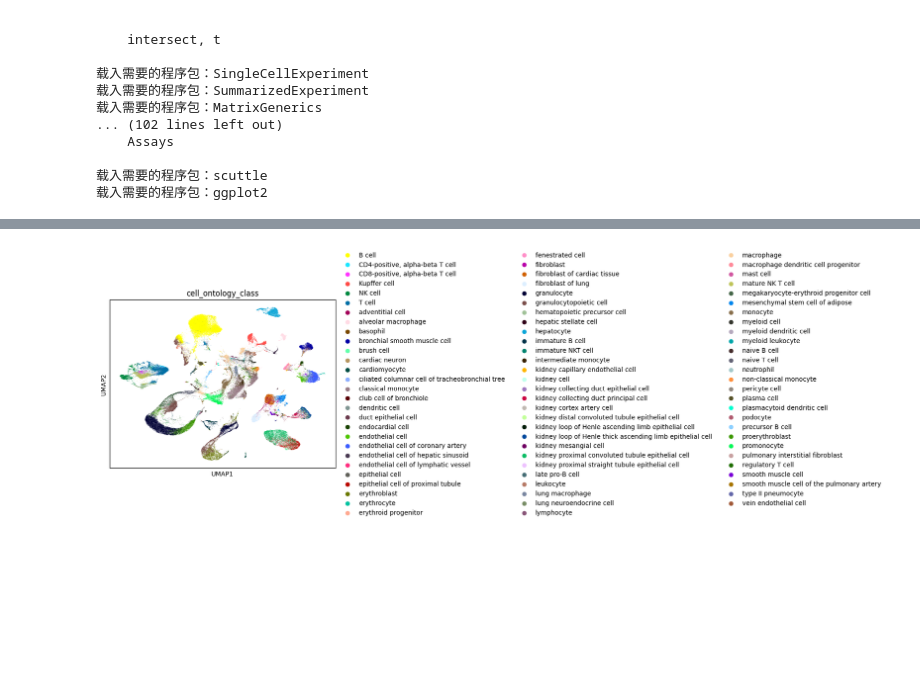
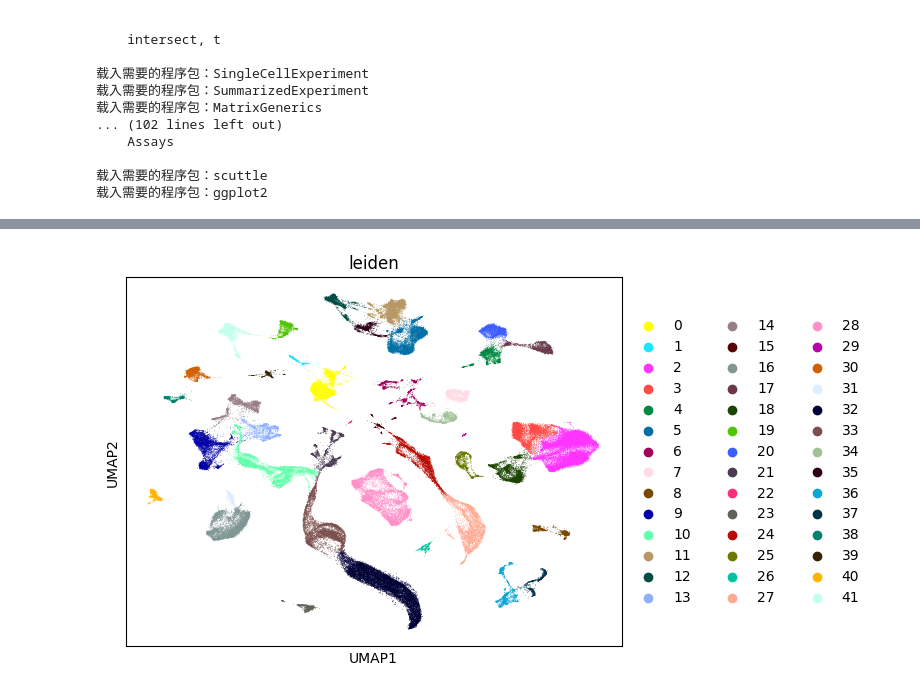
Before and after one commit to baoluwei7-lang/-, a Jupyter notebook: notebooks/04_QC.ipynb, the cells around one changed output, grey strips where cells are left out. Saved outputs shown, nothing was run; the diff lists cells and outputs as text; code cells hidden in the pictures; blank space fills up the shorter version.

```diff
--- a/notebooks/04_QC.ipynb
+++ b/notebooks/04_QC.ipynb
@@ -297,3 +248,5 @@ plt.show()
 # %%
 adata.write("../data_interim/normalized.h5ad")
+# %%
+adata = sc.read_h5ad('../data_interim/normalized.h5ad')
 # %%
@@ -314,4 +265,2 @@ adata.write("../data_interim/feature_selection.h5ad")
-# %%
-adata = ad.read_h5ad("../data_interim/feature_selection.h5ad")
 # %%
 sc.tl.pca(adata,n_comps=50,svd_solver='arpack',mask_var='highly_variable')
@@ -334,10 +281,5 @@ adata.write_h5ad("../data_interim/after_neighbored.h5ad")
-# %%
-adata = ad.read_h5ad("../data_interim/after_neighbored.h5ad")
 # %%
-sc.tl.leiden(adata,resolution=0.5,random_state=0,flavor="igraph",n_iterations=2,directed=False)
-adata.obs["leiden"] = adata.obs["leiden"].copy()
-adata.uns["leiden"] = adata.uns["leiden"].copy()
-adata.obsm["X_umap"] = adata.obsm["X_umap"].copy()
+sc.tl.leiden(adata,resolution=0.5,random_state=2026,flavor="igraph",n_iterations=2,directed=False)
 # %%
 sc.tl.paga(adata,groups="leiden")
 # %%
@@ -345,6 +287,6 @@ sc.pl.paga(adata,plot=False)
 # %%
 sc.tl.umap(adata, min_dist=0.3,init_pos='paga')
 # %%
-sc.pl.umap(adata,color='cell_ontology_class')
+sc.pl.umap(adata,color='leiden')
 # %% [output]
-[figure, old version]
+[figure, new version]
```
Also changed, not shown: parts of 35 cells of this notebook, 12 other files.
